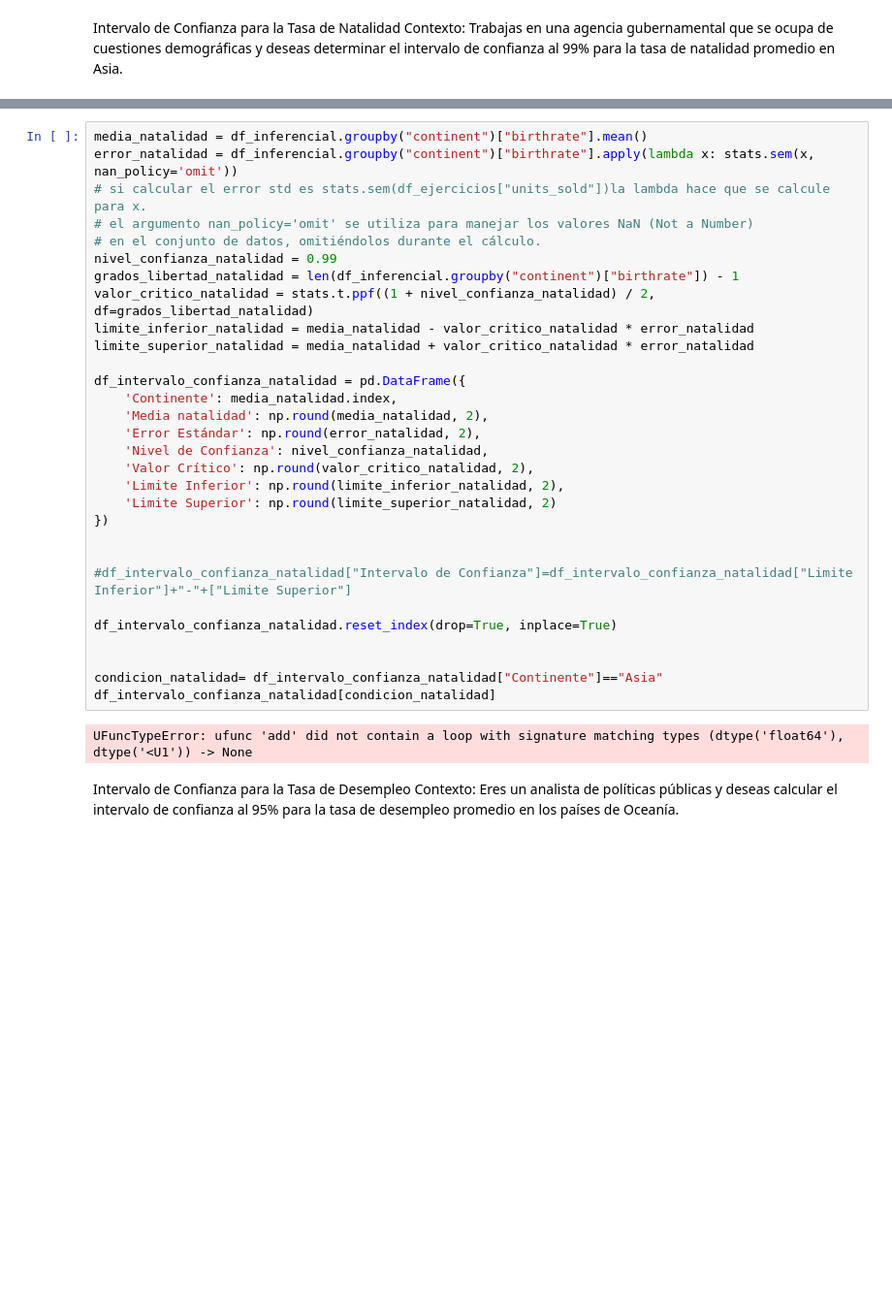
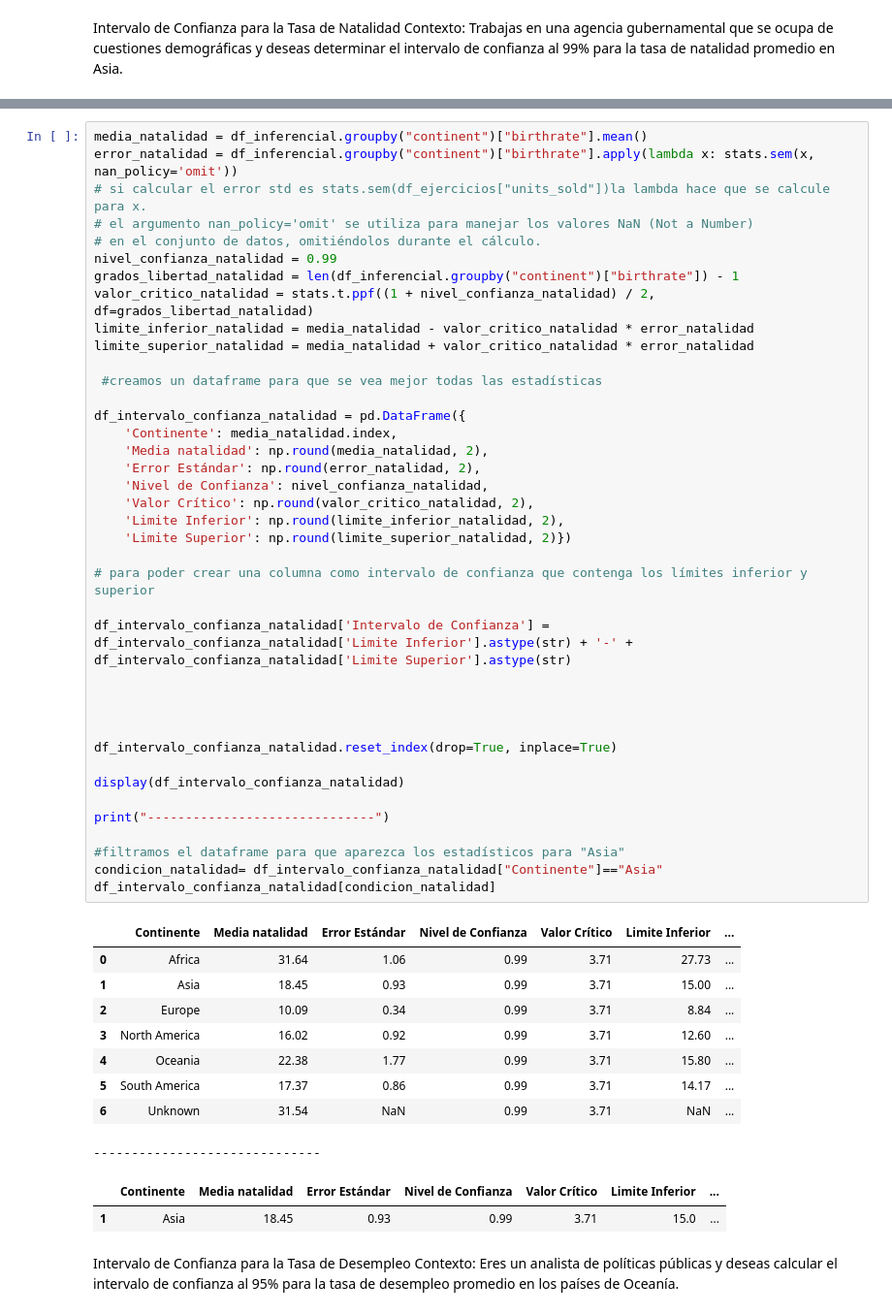
Before and after one commit to Adalab/Promo-F-da-modulo3-sprint2-pairprogramming_Lucia_Eli, a Jupyter notebook: Pair_inferencial.ipynb, the cells around one changed output, grey strips where cells are left out. Shown: that part at 97% size. Drawn from its saved outputs; the diff is of its cells as text; blank space fills up the shorter version.

```diff
--- a/Pair_inferencial.ipynb
+++ b/Pair_inferencial.ipynb
@@ -201,35 +201,54 @@ Index(['country', 'density', 'abbreviation', 'agriculturalland', 'landarea',
 # %%
 media_natalidad = df_inferencial.groupby("continent")["birthrate"].mean()
 error_natalidad = df_inferencial.groupby("continent")["birthrate"].apply(lambda x: stats.sem(x, nan_policy='omit'))
 # si calcular el error std es stats.sem(df_ejercicios["units_sold"])la lambda hace que se calcule para x.
 # el argumento nan_policy='omit' se utiliza para manejar los valores NaN (Not a Number)
 # en el conjunto de datos, omitiéndolos durante el cálculo.
 nivel_confianza_natalidad = 0.99
 grados_libertad_natalidad = len(df_inferencial.groupby("continent")["birthrate"]) - 1
 valor_critico_natalidad = stats.t.ppf((1 + nivel_confianza_natalidad) / 2, df=grados_libertad_natalidad)
 limite_inferior_natalidad = media_natalidad - valor_critico_natalidad * error_natalidad
 limite_superior_natalidad = media_natalidad + valor_critico_natalidad * error_natalidad
 
+ #creamos un dataframe para que se vea mejor todas las estadísticas
+
 df_intervalo_confianza_natalidad = pd.DataFrame({
     'Continente': media_natalidad.index,
     'Media natalidad': np.round(media_natalidad, 2),
     'Error Estándar': np.round(error_natalidad, 2),
     'Nivel de Confianza': nivel_confianza_natalidad,
     'Valor Crítico': np.round(valor_critico_natalidad, 2),
     'Limite Inferior': np.round(limite_inferior_natalidad, 2),
-    'Limite Superior': np.round(limite_superior_natalidad, 2)
-})
+    'Limite Superior': np.round(limite_superior_natalidad, 2)})
+
+# para poder crear una columna como intervalo de confianza que contenga los límites inferior y superior
+
+df_intervalo_confianza_natalidad['Intervalo de Confianza'] = df_intervalo_confianza_natalidad['Limite Inferior'].astype(str) + '-' + df_intervalo_confianza_natalidad['Limite Superior'].astype(str)
 
 
-#df_intervalo_confianza_natalidad["Intervalo de Confianza"]=df_intervalo_confianza_natalidad["Limite Inferior"]+"-"+["Limite Superior"]
+
 
 df_intervalo_confianza_natalidad.reset_index(drop=True, inplace=True)
 
+display(df_intervalo_confianza_natalidad)
 
+print("------------------------------")
+
+#filtramos el dataframe para que aparezca los estadísticos para "Asia"
 condicion_natalidad= df_intervalo_confianza_natalidad["Continente"]=="Asia"
 df_intervalo_confianza_natalidad[condicion_natalidad]
 # %% [output]
+|  | Continente | Media natalidad | Error Estándar | Nivel de Confianza | Valor Crítico | Limite Inferior | ... |
+| 0 | Africa | 31.64 | 1.06 | 0.99 | 3.71 | 27.73 | ... |
+| 1 | Asia | 18.45 | 0.93 | 0.99 | 3.71 | 15.00 | ... |
+| 2 | Europe | 10.09 | 0.34 | 0.99 | 3.71 | 8.84 | ... |
+| 3 | North America | 16.02 | 0.92 | 0.99 | 3.71 | 12.60 | ... |
+| 4 | Oceania | 22.38 | 1.77 | 0.99 | 3.71 | 15.80 | ... |
+| 5 | South America | 17.37 | 0.86 | 0.99 | 3.71 | 14.17 | ... |
+| 6 | Unknown | 31.54 | NaN | 0.99 | 3.71 | NaN | ... |
-UFuncTypeError: ufunc 'add' did not contain a loop with signature matching types (dtype('float64'), dtype('<U1')) -> None
+------------------------------
+|  | Continente | Media natalidad | Error Estándar | Nivel de Confianza | Valor Crítico | Limite Inferior | ... |
+| 1 | Asia | 18.45 | 0.93 | 0.99 | 3.71 | 15.0 | ... |
 # %% [markdown]
 Intervalo de Confianza para la Tasa de Desempleo
 Contexto: Eres un analista de políticas públicas y deseas calcular el intervalo de confianza al 95% para la tasa de desempleo promedio en los países de Oceanía.
```
Also changed, not shown: parts of 11 cells of this notebook.
